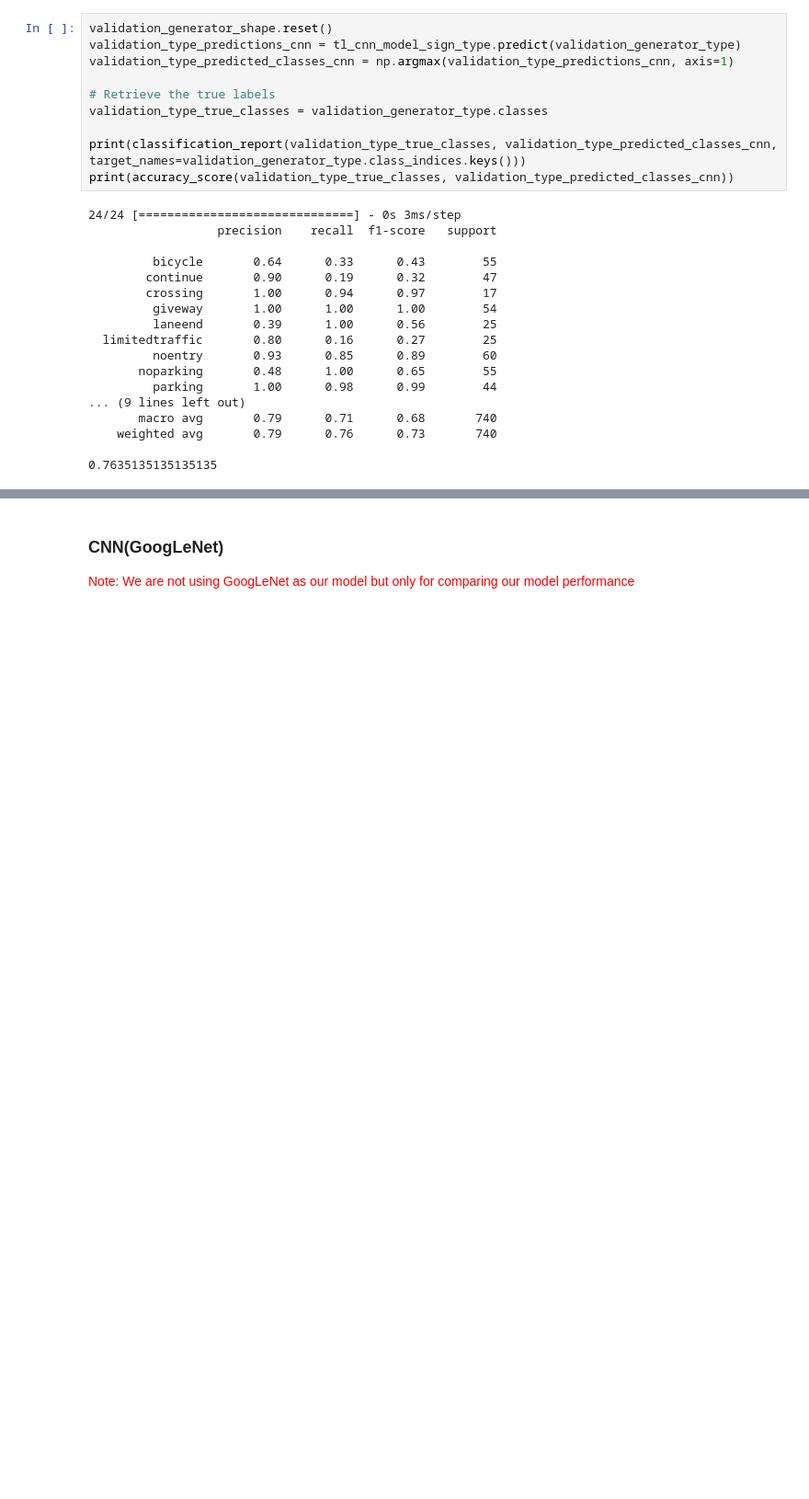
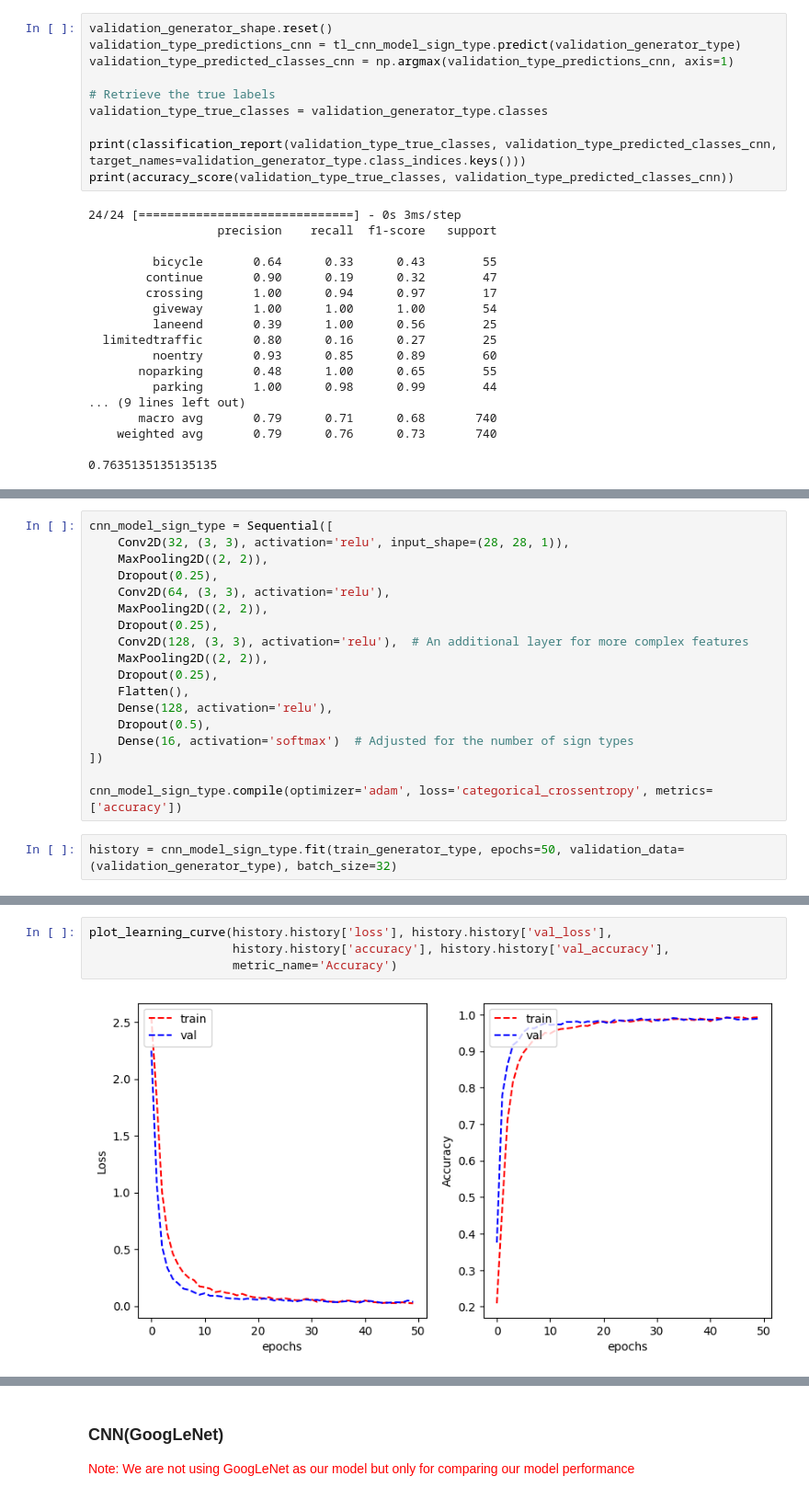
Before and after one commit to ayushpatel2002/Image-Classification-CNN, a Jupyter notebook: s3891013_s3769980.ipynb, the cells around one changed output, grey strips where cells are left out. Shown at 92% size. Cells and saved outputs as stored; diff of their text form; blank space fills up the shorter version.

Commit message:
Trained a CNN model from scratch for classifying sign type

```diff
--- a/s3891013_s3769980.ipynb
+++ b/s3891013_s3769980.ipynb
@@ -1456,0 +1459,20 @@ print(accuracy_score(validation_type_true_classes, validation_type_predicted_cla
+# %%
+cnn_model_sign_type = Sequential([
+    Conv2D(32, (3, 3), activation='relu', input_shape=(28, 28, 1)),
+    MaxPooling2D((2, 2)),
+    Dropout(0.25),
+    Conv2D(64, (3, 3), activation='relu'),
+    MaxPooling2D((2, 2)),
+    Dropout(0.25),
+    Conv2D(128, (3, 3), activation='relu'),  # An additional layer for more complex features
+    MaxPooling2D((2, 2)),
+    Dropout(0.25),
+    Flatten(),
+    Dense(128, activation='relu'),
+    Dropout(0.5),
+    Dense(16, activation='softmax')  # Adjusted for the number of sign types
+])
+
+cnn_model_sign_type.compile(optimizer='adam', loss='categorical_crossentropy', metrics=['accuracy'])
+# %%
+history = cnn_model_sign_type.fit(train_generator_type, epochs=50, validation_data=(validation_generator_type), batch_size=32)
@@ -1456,0 +1525,6 @@ print(accuracy_score(validation_type_true_classes, validation_type_predicted_cla
+# %%
+plot_learning_curve(history.history['loss'], history.history['val_loss'],
+                    history.history['accuracy'], history.history['val_accuracy'],
+                    metric_name='Accuracy')
+# %% [output]
+[figure, added]
```
Also changed, not shown: parts of 4 cells of this notebook.
